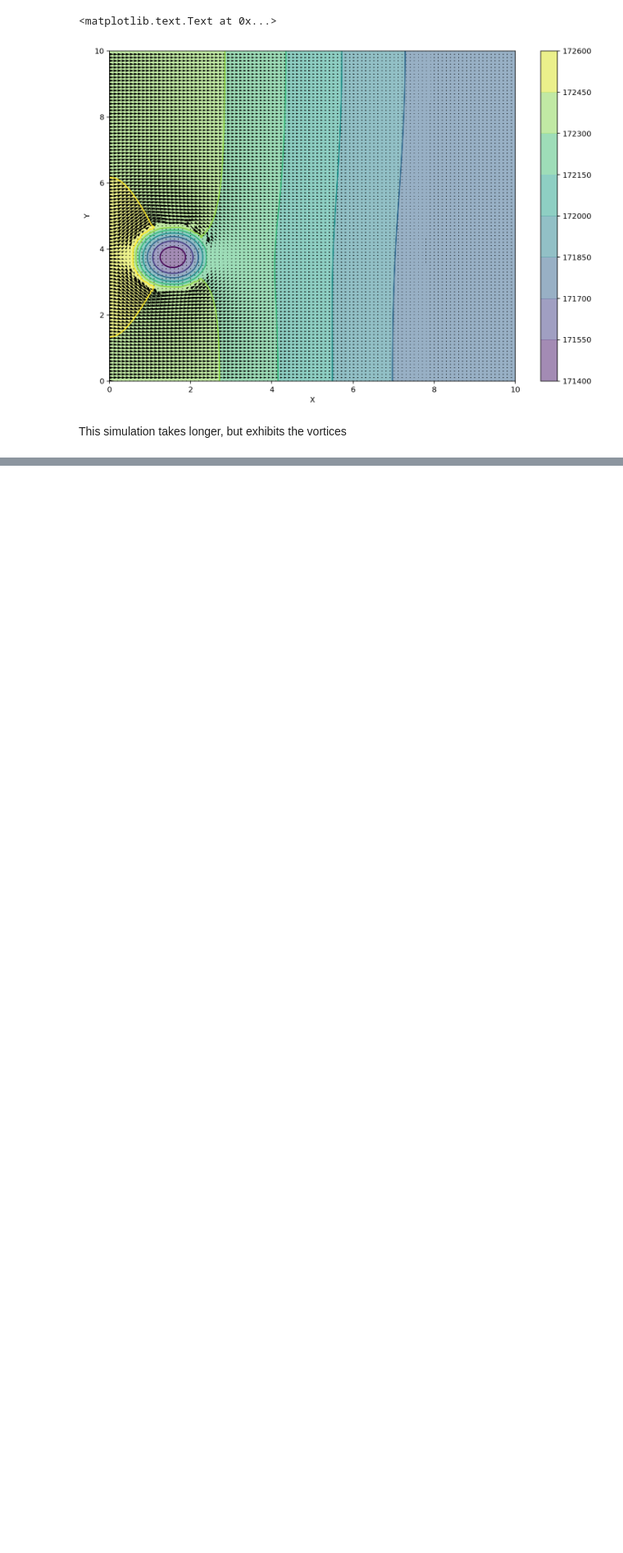
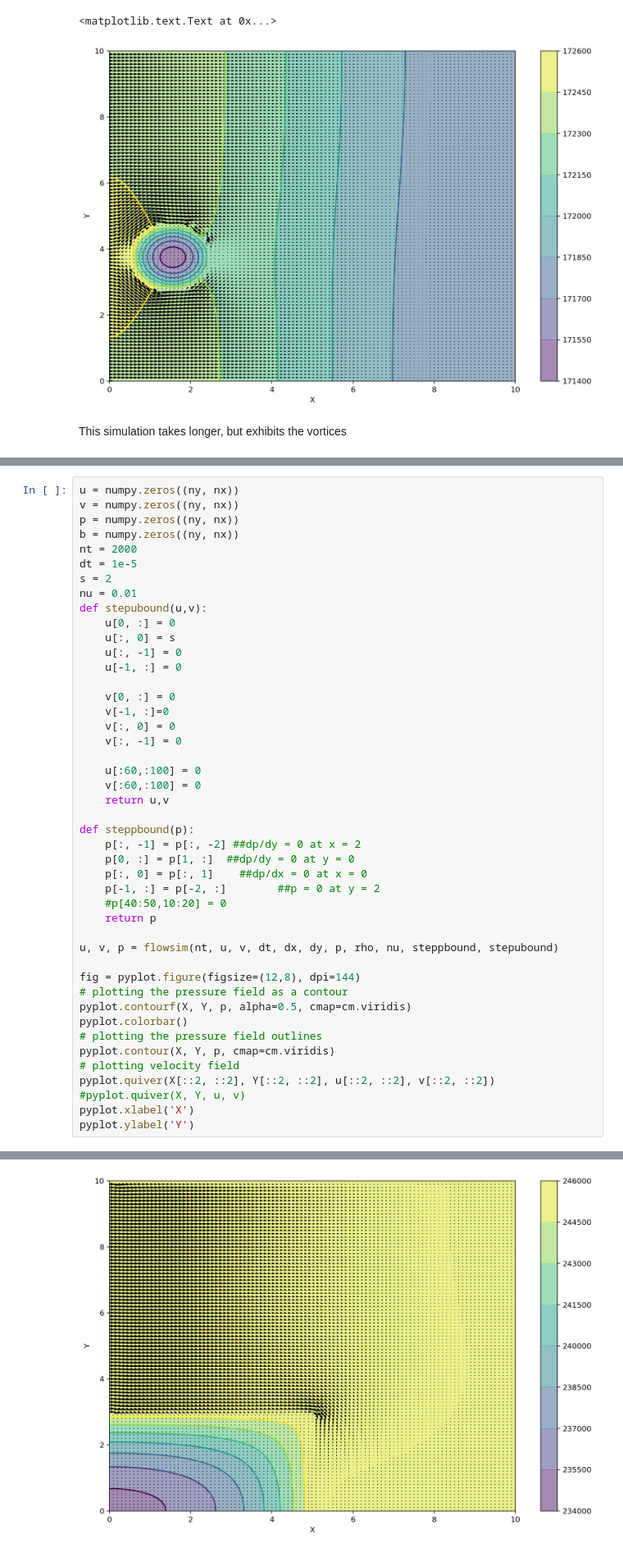
Before and after one commit to andrew-pa/fluidynm, a Jupyter notebook: Notebooks/Fluid Dynamics.ipynb, the cells around one changed output, grey strips where cells are left out. Shown at 82% size. Saved outputs shown, nothing was run; the diff lists cells and outputs as text; blank space fills up the shorter version.

```diff
--- a/Notebooks/Fluid Dynamics.ipynb
+++ b/Notebooks/Fluid Dynamics.ipynb
@@ -236,0 +239,46 @@ KeyboardInterrupt:
+# %%
+u = numpy.zeros((ny, nx))
+v = numpy.zeros((ny, nx))
+p = numpy.zeros((ny, nx))
+b = numpy.zeros((ny, nx))
+nt = 2000
+dt = 1e-5
+s = 2
+nu = 0.01
+def stepubound(u,v):
+    u[0, :] = 0
+    u[:, 0] = s
+    u[:, -1] = 0
+    u[-1, :] = 0
+
+    v[0, :] = 0
+    v[-1, :]=0
+    v[:, 0] = 0
+    v[:, -1] = 0
+
+    u[:60,:100] = 0
+    v[:60,:100] = 0
+    return u,v
+
+def steppbound(p):
+    p[:, -1] = p[:, -2] ##dp/dy = 0 at x = 2
+    p[0, :] = p[1, :]  ##dp/dy = 0 at y = 0
+    p[:, 0] = p[:, 1]    ##dp/dx = 0 at x = 0
+    p[-1, :] = p[-2, :]        ##p = 0 at y = 2
+    #p[40:50,10:20] = 0
+    return p
+
+u, v, p = flowsim(nt, u, v, dt, dx, dy, p, rho, nu, steppbound, stepubound)
+
+fig = pyplot.figure(figsize=(12,8), dpi=144)
+# plotting the pressure field as a contour
+pyplot.contourf(X, Y, p, alpha=0.5, cmap=cm.viridis)
+pyplot.colorbar()
+# plotting the pressure field outlines
+pyplot.contour(X, Y, p, cmap=cm.viridis)
+# plotting velocity field
+pyplot.quiver(X[::2, ::2], Y[::2, ::2], u[::2, ::2], v[::2, ::2])
+#pyplot.quiver(X, Y, u, v)
+pyplot.xlabel('X')
+pyplot.ylabel('Y')
+# %% [output]
@@ -236,0 +286 @@ KeyboardInterrupt:
+[figure, added]
```
Also changed, not shown: parts of 3 cells of this notebook, 1 other file.
